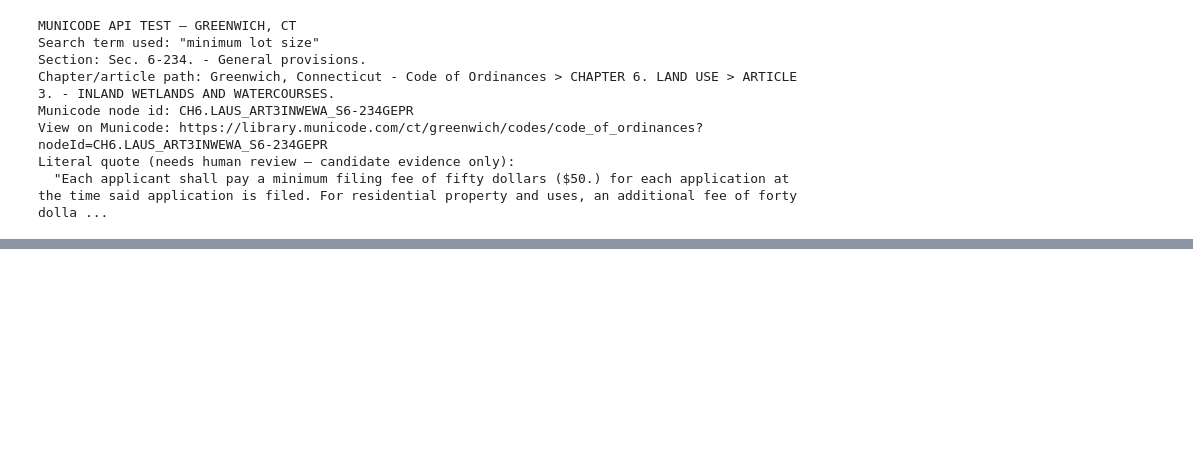
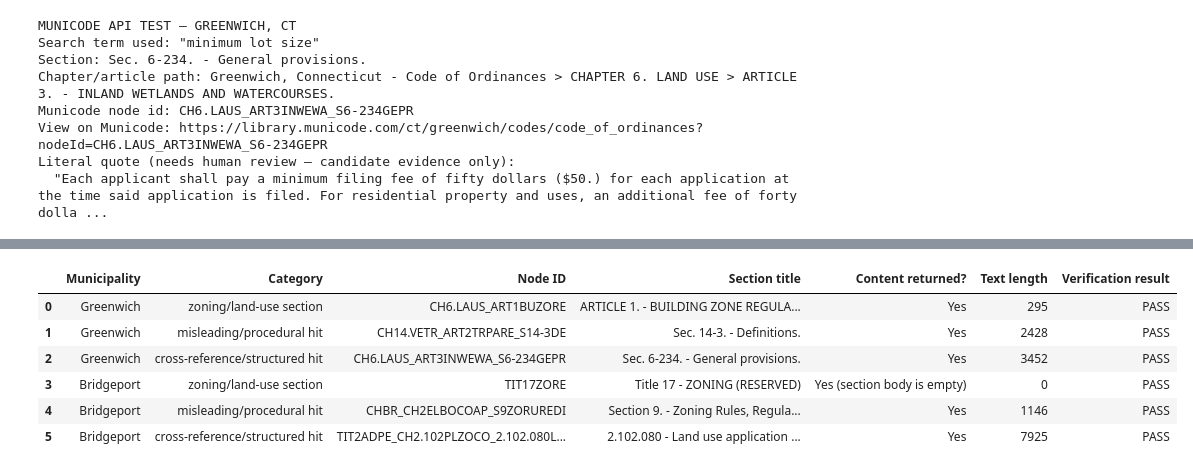
Before and after one commit to sierramendoza543/HAP-Repository, a Jupyter notebook: New_StageA/01_collection_testing.ipynb, the cells around one changed output, grey strips where cells are left out. Saved outputs shown, nothing was run; the diff lists cells and outputs as text; code cells hidden in the pictures; blank space fills up the shorter version.

Commit message:
municode api test suceeeded

```diff
--- a/New_StageA/01_collection_testing.ipynb
+++ b/New_StageA/01_collection_testing.ipynb
@@ -140,0 +351,80 @@ Literal quote (needs human review — candidate evidence only):
+# %%
+# --- Step 4: Section-content retrieval test ---
+# For each municipality, select three node types: a likely zoning/land-use section, a
+# misleading/procedural hit that a naive search also surfaces, and a cross-reference/
+# structured hit. These picks were chosen by reviewing the Step 3 matrix output above
+# (not guessed) — each tuple is (category, search term that surfaces it, the nodeId that
+# search actually returned for that term). Then independently re-request each node's text
+# at a large fragment_size, since Step "scratch" validation showed Municode's search API
+# returns a section's true full length (not a fixed truncation window) once fragment_size
+# exceeds that length.
+
+MC_SELECTION_PLAN = {
+    "Greenwich": [
+        ("zoning/land-use section", "building zone regulations", "CH6.LAUS_ART1BUZORE"),
+        ("misleading/procedural hit", "minimum lot area", "CH14.VETR_ART2TRPARE_S14-3DE"),
+        ("cross-reference/structured hit", "minimum size of building lot", "CH6.LAUS_ART3INWEWA_S6-234GEPR"),
+    ],
+    "Bridgeport": [
+        ("zoning/land-use section", "Title 17 Zoning Reserved", "TIT17ZORE"),
+        ("misleading/procedural hit", "zoning", "CHBR_CH2ELBOCOAP_S9ZORUREDI"),
+        ("cross-reference/structured hit", "zoning commission land use application fees", "TIT2ADPE_CH2.102PLZOCO_2.102.080LAUSAPREFE"),
+    ],
+}
+
+mc_selected = {}       # municipality -> list of retrieval records (incl. literal text)
+mc_retrieval_rows = []
+
+for name, plan in MC_SELECTION_PLAN.items():
+    r = mc_resolved.get(name, {})
+    mc_selected[name] = []
+    for category, term, expected_node_id in plan:
+        if r.get("client_id") is None:
+            continue
+        url, params, resp = mc_search(r["client_id"], r["state_id"], term, page_size=10, fragment_size=50000)
+        ok = resp.status_code == 200
+        hits = resp.json().get("hits", []) if ok else []
+        hit = next((h for h in hits if h["nodeId"] == expected_node_id), (hits[0] if hits else None))
+        retrieved_at = mc_now_utc()
+
+        if hit is None:
+            mc_retrieval_rows.append({
+                "Municipality": name, "Category": category, "Search query": term,
+                "Node ID": expected_node_id, "Section title": "not_available",
+                "Content returned?": "No", "Text length": 0, "Public URL": "not_available",
+                "Verification result": "FAIL",
+            })
+            continue
+
+        quote = mc_clean(hit["contentFragment"])
+        title = mc_clean(hit["title"])
+        public_url = mc_public_url(r["state_abbr"], r["slug"], hit["nodeId"])
+        matched_expected = hit["nodeId"] == expected_node_id
+
+        mc_selected[name].append({
+            "category": category, "search_query": term, "endpoint": url, "params": params,
+            "http_status": resp.status_code, "response_bytes": len(resp.content),
+            "retrieved_at": retrieved_at, "node_id": hit["nodeId"], "section_title": title,
+            "chapter_path": " > ".join(a["title"] for a in hit["ancestors"]),
+            "text_sha256": mc_sha256(quote), "text_len": len(quote),
+            "literal_text": quote, "public_url": public_url,
+        })
+        mc_retrieval_rows.append({
+            "Municipality": name, "Category": category, "Search query": term,
+            "Node ID": hit["nodeId"], "Section title": title,
+            "Content returned?": "Yes" if quote else "Yes (section body is empty)",
+            "Text length": len(quote), "Public URL": public_url,
+            "Verification result": "PASS" if matched_expected else "PASS (note: returned a different node than expected)",
+        })
+
+mc_retrieval_df = pd.DataFrame(mc_retrieval_rows)
+mc_retrieval_df[["Municipality", "Category", "Node ID", "Section title",
+                 "Content returned?", "Text length", "Verification result"]]
+# %% [output]
+|  | Municipality | Category | Node ID | Section title | Content returned? | Text length | Verification result |
+| 0 | Greenwich | zoning/land-use section | CH6.LAUS_ART1BUZORE | ARTICLE 1. - BUILDING ZONE REGULA... | Yes | 295 | PASS |
+| 1 | Greenwich | misleading/procedural hit | CH14.VETR_ART2TRPARE_S14-3DE | Sec. 14-3. - Definitions. | Yes | 2428 | PASS |
+| 2 | Greenwich | cross-reference/structured hit | CH6.LAUS_ART3INWEWA_S6-234GEPR | Sec. 6-234. - General provisions. | Yes | 3452 | PASS |
+| 3 | Bridgeport | zoning/land-use section | TIT17ZORE | Title 17 - ZONING (RESERVED) | Yes (section body is empty) | 0 | PASS |
+| 4 | Bridgeport | misleading/procedural hit | CHBR_CH2ELBOCOAP_S9ZORUREDI | Section 9. - Zoning Rules, Regula... | Yes | 1146 | PASS |
+| 5 | Bridgeport | cross-reference/structured hit | TIT2ADPE_CH2.102PLZOCO_2.102.080L... | 2.102.080 - Land use application ... | Yes | 7925 | PASS |
```
Also changed, not shown: parts of 14 cells of this notebook, 1 other file.
